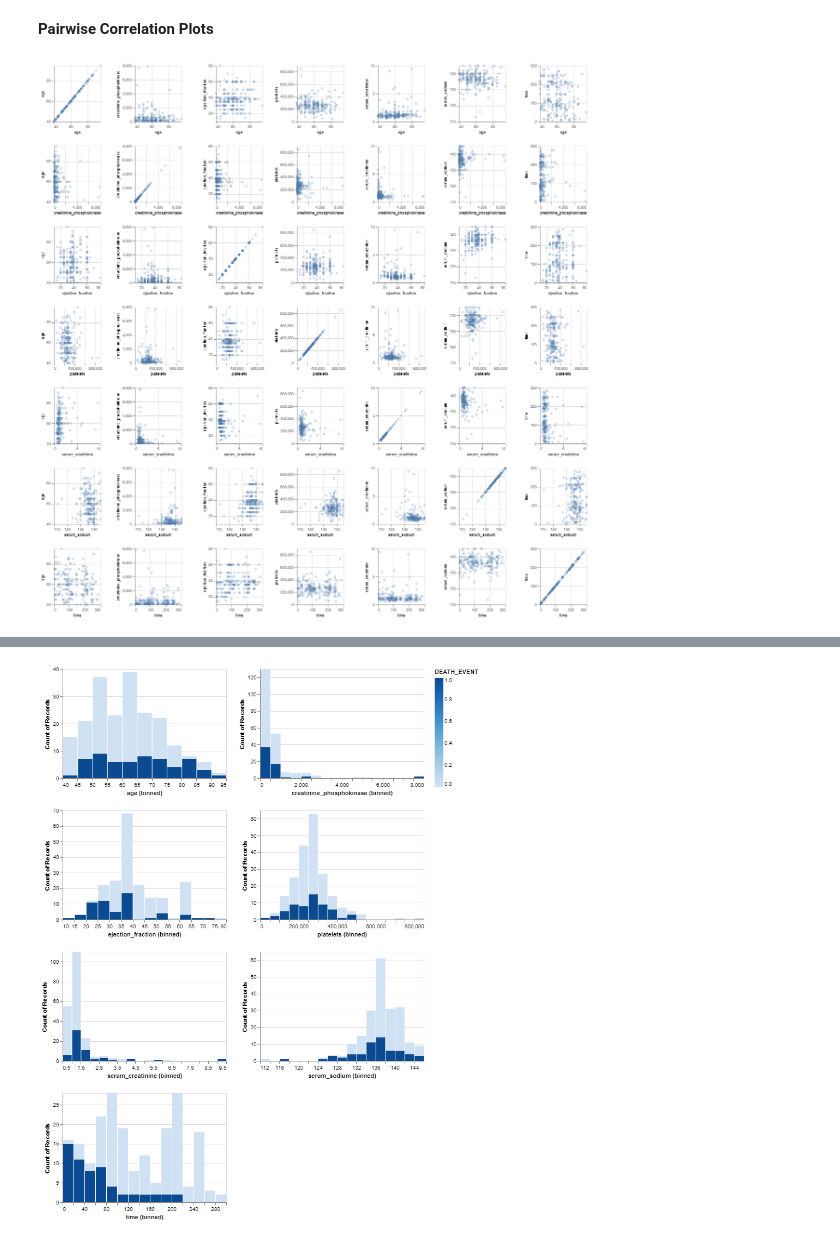
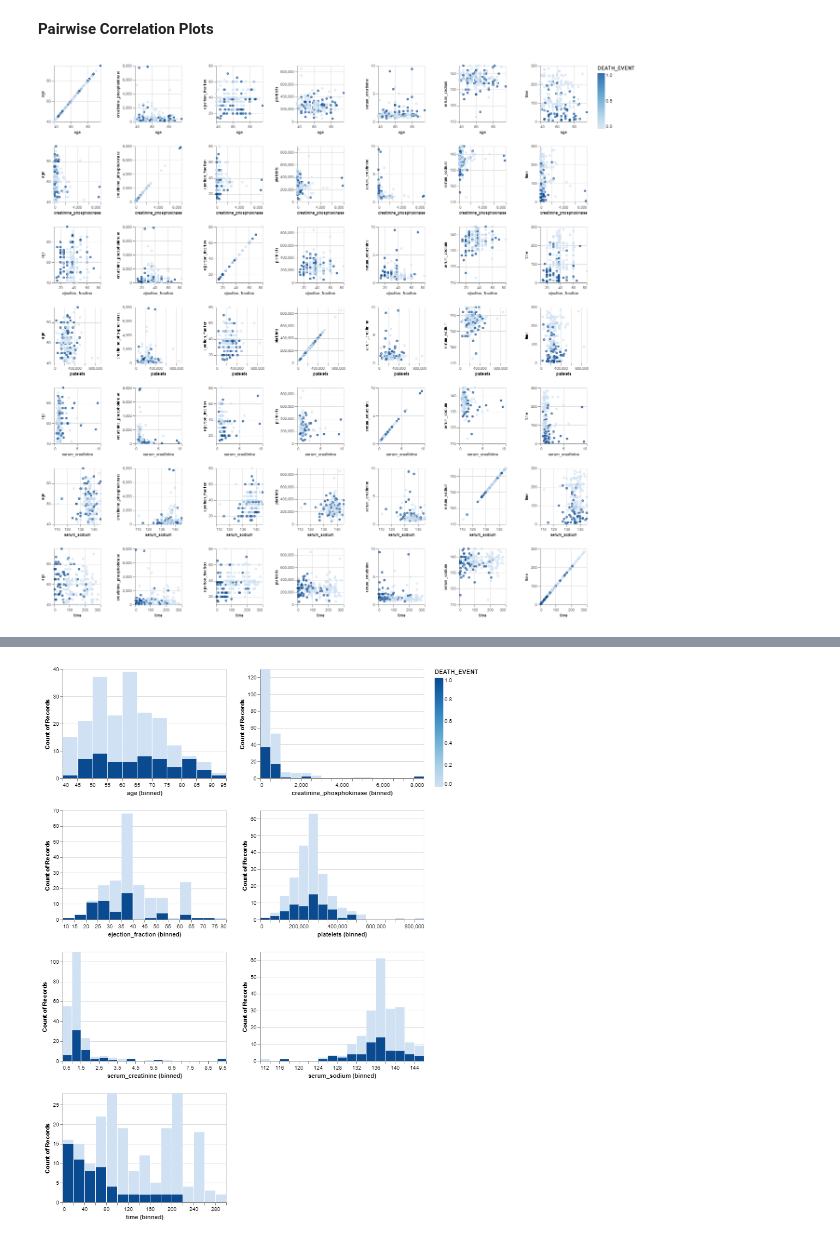
Before and after one commit to UBC-MDS/DSCI_522_Heart_Failure_Exploratory_Analysis, a Jupyter notebook: src/Heart_Failure_EDA.ipynb, the cells around one changed output, grey strips where cells are left out. Drawn from its saved outputs; the diff is of its cells as text; code cells hidden in the pictures.

```diff
--- a/src/Heart_Failure_EDA.ipynb
+++ b/src/Heart_Failure_EDA.ipynb
@@ -167,7 +190,7 @@ Name: DEATH_EVENT, dtype: int64
 # %% [markdown]
 **Split the data**
 # %%
-train_df, test_df = train_test_split(df, test_size=0.3, random_state=123)
+train_df, test_df = train_test_split(df, test_size=0.2, random_state=123)
 # %%
 train_df.head()
 # %% [output]
@@ -241,23 +264,24 @@ corr_df
 **Pairwise Correlation Plots**
 # %%
 numeric_cols=['age','creatinine_phosphokinase','ejection_fraction','platelets','serum_creatinine', 'serum_sodium','time']
-pair = alt.Chart(train_df).mark_point(opacity=0.3, size=10).encode(
+pair = alt.Chart(train_df).mark_point(opacity=0.8, size=10).encode(
       alt.X(alt.repeat('row'), type='quantitative',
             scale=alt.Scale(zero=False)),
       alt.Y(alt.repeat('column'), type='quantitative',
-            scale=alt.Scale(zero=False))
+            scale=alt.Scale(zero=False)),
+      color='DEATH_EVENT'
 ).properties(
     width=100,
     height=120).repeat(
     column=numeric_cols,
     row=numeric_cols
 ).configure_axis(
     labelFontSize=8,
     titleFontSize=8
 )
 
 
 # Show the plot
 pair
 # %% [output]
-[figure, old version]
+[figure, new version]
```
Also changed, not shown: parts of 33 cells of this notebook, 7 other files.
